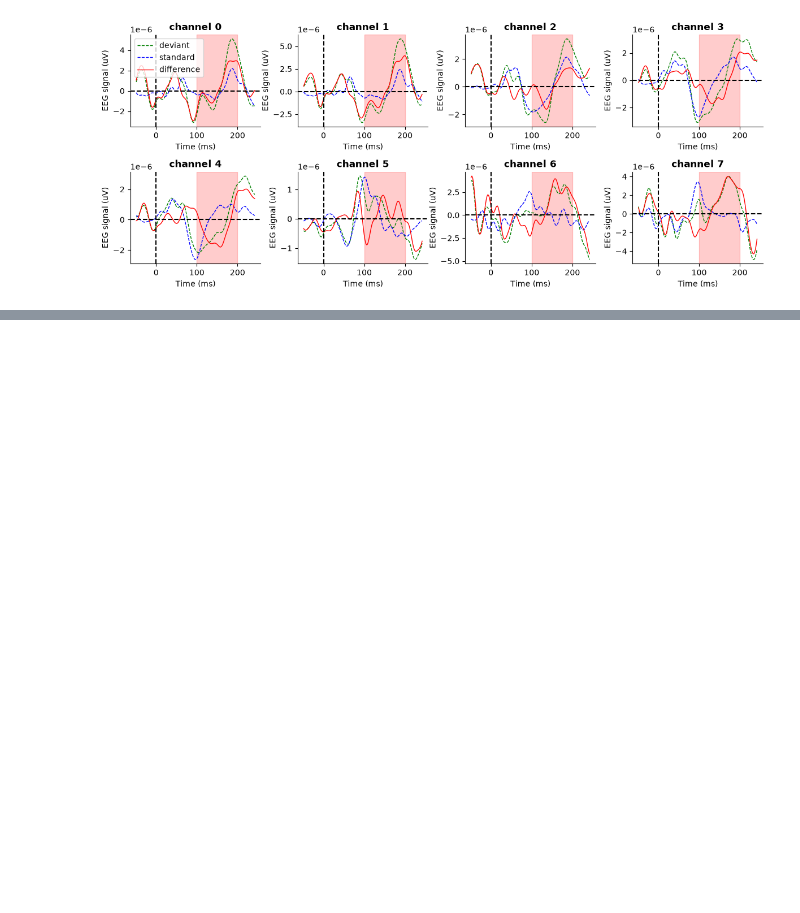
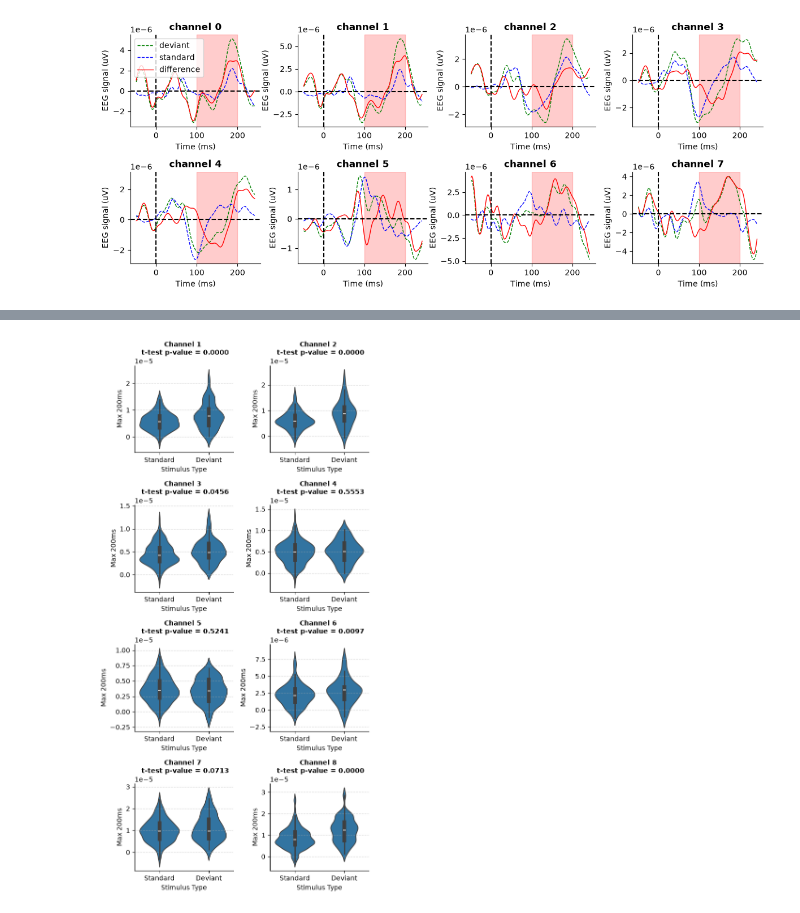
Before and after one commit to nicolascatz/M1_EEG_Project, a Jupyter notebook: scripts/DA1_TD1_Garrido_from_process_to_analysis_students.ipynb, the cells around one changed output, grey strips where cells are left out. Cells and saved outputs as stored; diff of their text form; code cells hidden in the pictures; blank space fills up the shorter version.

```diff
--- a/scripts/DA1_TD1_Garrido_from_process_to_analysis_students.ipynb
+++ b/scripts/DA1_TD1_Garrido_from_process_to_analysis_students.ipynb
@@ -380,0 +409,6 @@ plt.tight_layout()
+# %%
+# here we perform a t-test to compare the maximum values between the two stimulus types for the channel 6 (index 6) and plot the results with seaborn
+
+t,pvalue = stats.ttest_ind(df2[(df2['electrode'] == 6) & (df2['stimulus_type'] == 1)]['max_200'],
+                           df2[(df2['electrode'] == 6) & (df2['stimulus_type'] == 2)]['max_200']) # perform a t-test to compare the maximum values between the two stimulus types for the current channel
+print(f"t-statistic: {t:.2f}, p-value: {pvalue:.4f}") # print the t-statistic and p-value for the t-test
@@ -380,0 +424,10 @@ plt.tight_layout()
+# %%
+# here we perform a t-test to compare the maximum values between the two stimulus types
+# for each channel (1-8) and print the results
+t_all,pvalue_all = [], []
+for i_ch in range(1,9):
+    t,pvalue = stats.ttest_ind(df2[(df2['electrode'] == i_ch) & (df2['stimulus_type'] == 1)]['max_200'],
+                               df2[(df2['electrode'] == i_ch) & (df2['stimulus_type'] == 2)]['max_200']) # perform a t-test to compare the maximum values between the two stimulus types for the current channel
+    t_all.append(t)
+    pvalue_all.append(pvalue)
+    print(f"channel {i_ch}: t-statistic: {t:.2f}, p-value: {pvalue:.4f}") # print the t-statistic and p-value for the t-test
@@ -380,0 +443,19 @@ plt.tight_layout()
+# %%
+import seaborn as sns
+fig, ax = plt.subplots(4, 2, figsize=(6, 12))
+ax = ax.flatten()
+for i_ch in range(8):
+    sns.violinplot(data=df2[df2['electrode'] == i_ch+1], x='stimulus_type', y='max_200',ax=ax[i_ch])
+    ax[i_ch].set_xlabel('Stimulus Type')
+    ax[i_ch].set_ylabel('Max 200ms')
+    ax[i_ch].set_title(f'Channel {i_ch+1} \n t-test p-value = {pvalue_all[i_ch]:.4f}',fontsize=10,weight='bold')
+    ax[i_ch].spines['top'].set_visible(False)
+    ax[i_ch].spines['right'].set_visible(False)
+    ax[i_ch].set_xticklabels(['Standard', 'Deviant'])
+    ax[i_ch].grid(axis='y', linestyle='--', alpha=0.5)
+
+
+
+plt.tight_layout()
+# %% [output]
+[figure, added]
```
Also changed, not shown: parts of 25 cells of this notebook.
